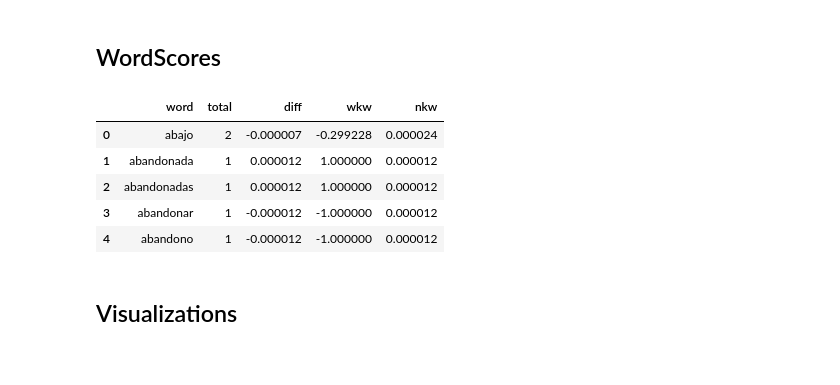
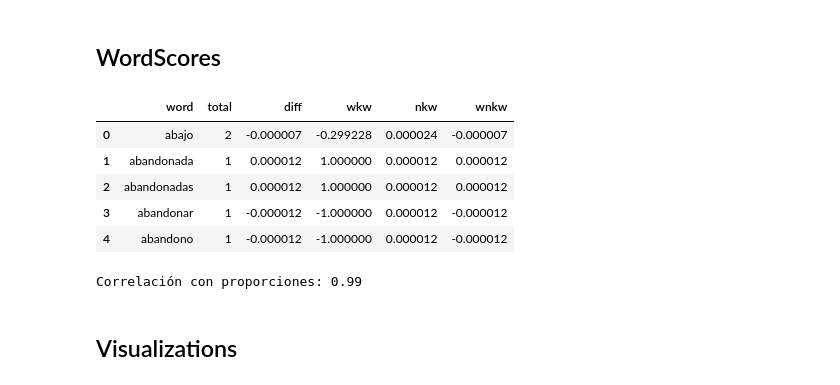
Before and after one commit to macfernandez/eddc-specialization-project, a Jupyter notebook: notebooks/03-methods-statistic.ipynb, the cells around one changed output. Drawn from its saved outputs; the diff is of its cells as text; code cells hidden in the pictures.

```diff
--- a/notebooks/03-methods-statistic.ipynb
+++ b/notebooks/03-methods-statistic.ipynb
@@ -489,29 +493,35 @@ Correlación con proporciones: -0.97
 # %%
 wkw = (
     (proportions.loc["positivo"]-proportions.loc["negativo"])/
     (proportions.loc["positivo"]+proportions.loc["negativo"])
 )
 nkw = frequencies.sum(axis=0) / frequencies.sum().sum()
 
 wkw_diff = (
     pd
     .DataFrame({
         "total": count_total,
         "diff": wkw*nkw,
         "wkw": wkw,
-        "nkw": nkw
+        "nkw": nkw,
+        "wnkw": wkw*nkw
     })
     .rename_axis("word", axis=0)
     .reset_index()
 )
 wkw_diff.head()
 # %% [output]
-|  | word | total | diff | wkw | nkw |
-| 0 | abajo | 2 | -0.000007 | -0.299228 | 0.000024 |
-| 1 | abandonada | 1 | 0.000012 | 1.000000 | 0.000012 |
-| 2 | abandonadas | 1 | 0.000012 | 1.000000 | 0.000012 |
-| 3 | abandonar | 1 | -0.000012 | -1.000000 | 0.000012 |
-| 4 | abandono | 1 | -0.000012 | -1.000000 | 0.000012 |
+|  | word | total | diff | wkw | nkw | wnkw |
+| 0 | abajo | 2 | -0.000007 | -0.299228 | 0.000024 | -0.000007 |
+| 1 | abandonada | 1 | 0.000012 | 1.000000 | 0.000012 | 0.000012 |
+| 2 | abandonadas | 1 | 0.000012 | 1.000000 | 0.000012 | 0.000012 |
+| 3 | abandonar | 1 | -0.000012 | -1.000000 | 0.000012 | -0.000012 |
+| 4 | abandono | 1 | -0.000012 | -1.000000 | 0.000012 | -0.000012 |
+# %%
+corr_prop = wkw_diff["diff"].corr(proportions_diff["diff"])
+print(f"Correlación con proporciones: {round(corr_prop,2)}")
+# %% [output]
+Correlación con proporciones: 0.99
 # %% [markdown]
 ## Visualizations
 # %%
```
Also changed, not shown: parts of 16 cells of this notebook.
